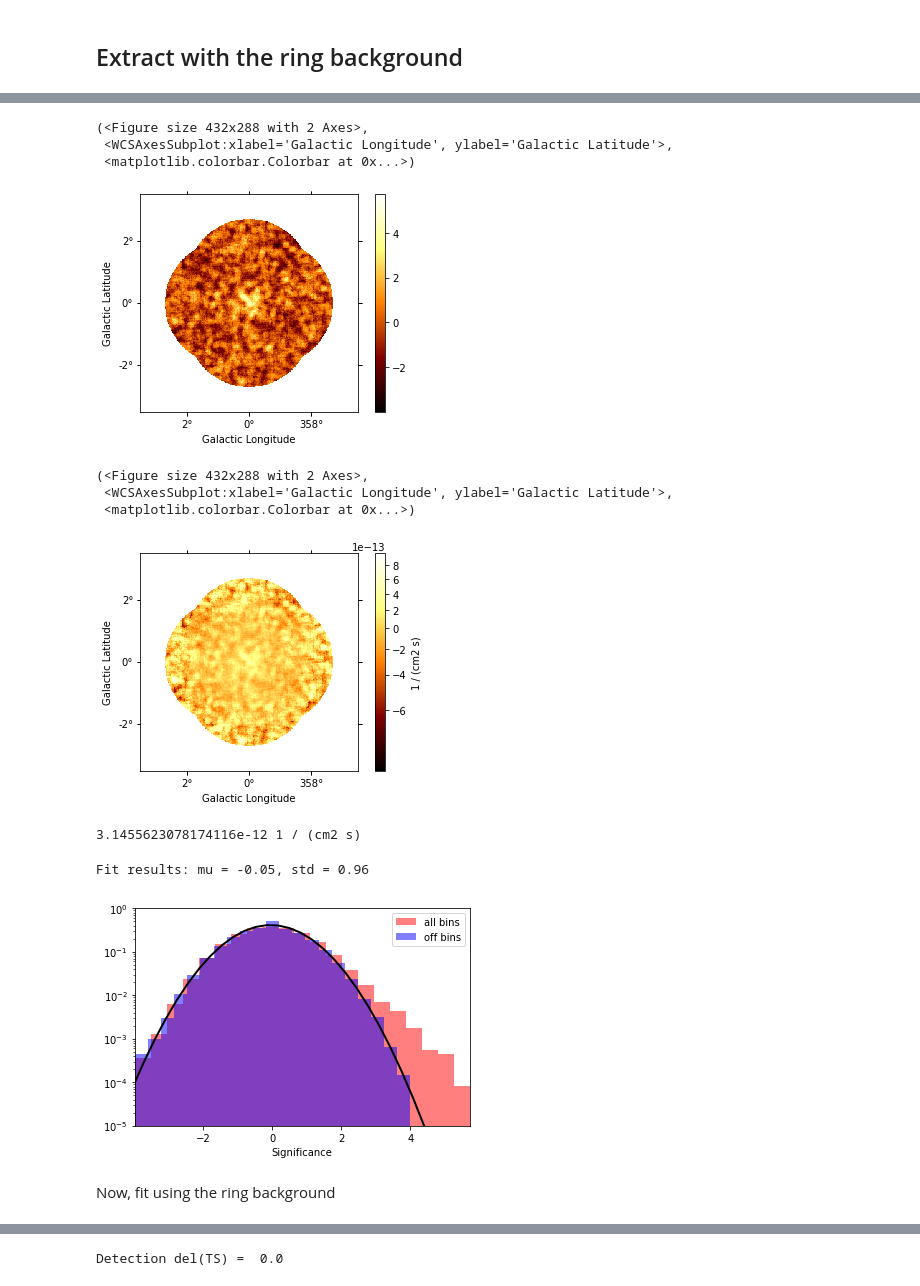
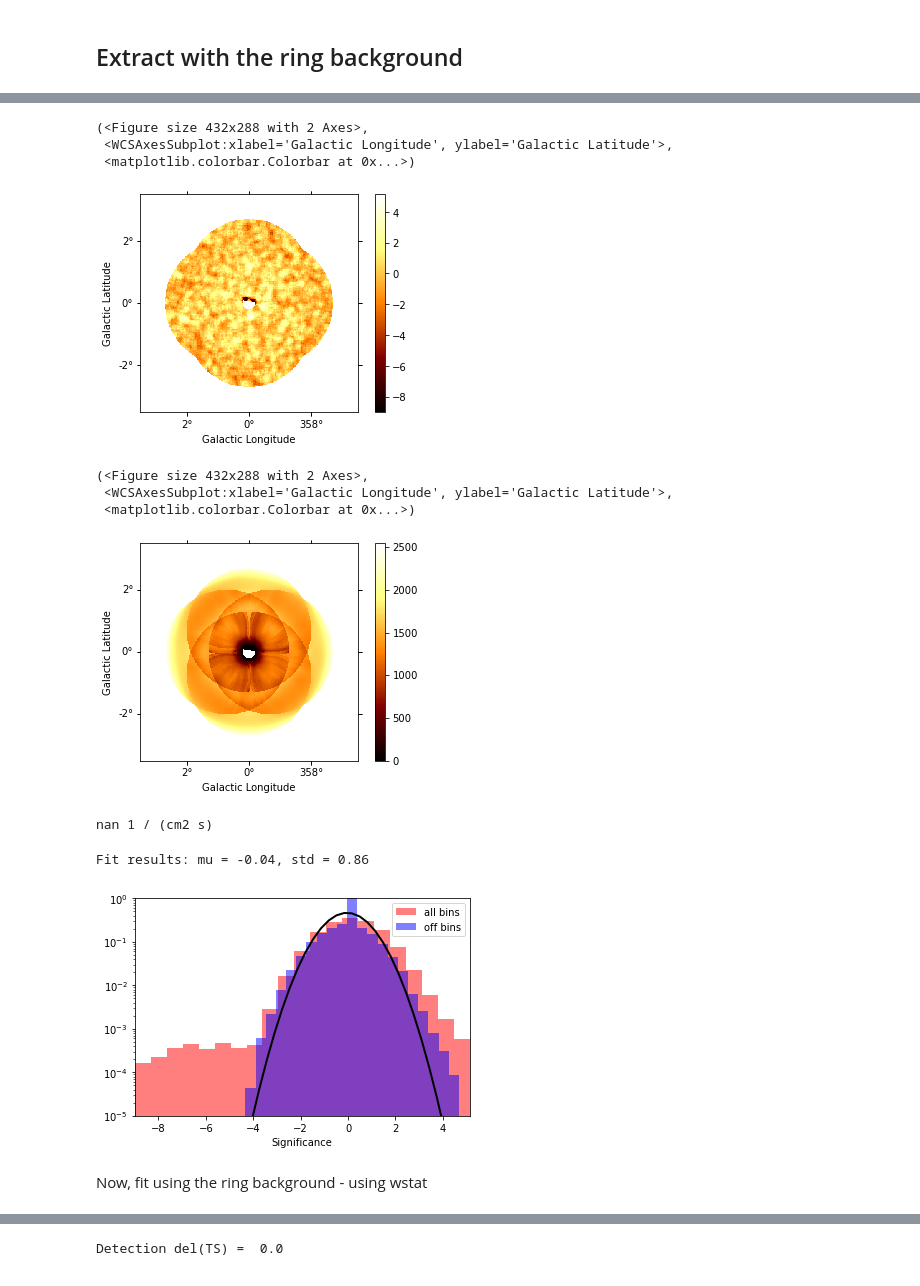
Before and after one commit to AtreyeeS/PWN-simulations, a Jupyter notebook: compute_one_sigma.ipynb, the cells around one changed output, grey strips where cells are left out. Saved outputs shown, nothing was run; the diff lists cells and outputs as text; code cells hidden in the pictures.

```diff
--- a/compute_one_sigma.ipynb
+++ b/compute_one_sigma.ipynb
@@ -19,7 +19,7 @@ The number of simulated obs is 4*n_obs, ie, n_obs is the number of runs simulate
 Can make it a list if really necessary
 # %%
 %%time
-sigma = 0.3*u.deg
+sigma = 2.0*u.deg
 A0 = 5e-11
 n_obs = 5
 datasets = simulator.run(n_obs=n_obs, sigma=sigma, A0=A0)
@@ -123,10 +123,11 @@ from ring_background import *
 # %%
 mask = make_mask(datasets,
                  source_pos=simulator.skydir,
-                 source_radius=2.0*sigma)
+                 source_radius=1.5*u.deg)
 # %%
 %%time
 stacked_on_off = extract_ring(datasets=datasets,
-                              exclusion_mask=mask
+                              exclusion_mask=mask,
+                              r_in = 1.0*u.deg
                              )
 # %% [output]
@@ -139,21 +140,21 @@ residual2['sqrt_ts'].plot(add_cbar=True)
 (<Figure size 432x288 with 2 Axes>,
  <WCSAxesSubplot:xlabel='Galactic Longitude', ylabel='Galactic Latitude'>,
  <matplotlib.colorbar.Colorbar at 0x...>)
-[figure, old version]
+[figure, new version]
 # %%
-residual2['flux'].plot(add_cbar=True, stretch='sqrt')
+stacked_on_off.acceptance_off.plot(add_cbar=True)
 # %% [output]
 (<Figure size 432x288 with 2 Axes>,
  <WCSAxesSubplot:xlabel='Galactic Longitude', ylabel='Galactic Latitude'>,
  <matplotlib.colorbar.Colorbar at 0x...>)
-[figure, old version]
+[figure, new version]
 # %%
 flux_ring = np.nansum(residual2['flux'].quantity
                    * stacked._geom.pixel_area
                     / corr_rad.value /corr_rad.value/np.pi )
 print(flux_ring)
 # %% [output]
-3.1455623078174116e-12 1 / (cm2 s)
+nan 1 / (cm2 s)
 # %%
 significance_map_off = residual2['sqrt_ts'] * mask
 significance_all = residual2['sqrt_ts'].data[np.isfinite(residual2['sqrt_ts'].data)]
@@ -193,10 +194,10 @@ plt.xlim(xmin, xmax)
 
 print(f"Fit results: mu = {mu:.2f}, std = {std:.2f}")
 # %% [output]
-Fit results: mu = -0.05, std = 0.96
+Fit results: mu = -0.04, std = 0.86
-[figure, old version]
+[figure, new version]
 # %% [markdown]
-Now, fit using the ring background
+Now, fit using the ring background - using wstat
 # %%
 #define the sky_model to fit to the data
 model_ring = model.copy(name='ring_fit')
```
Also changed, not shown: parts of 40 cells of this notebook.
